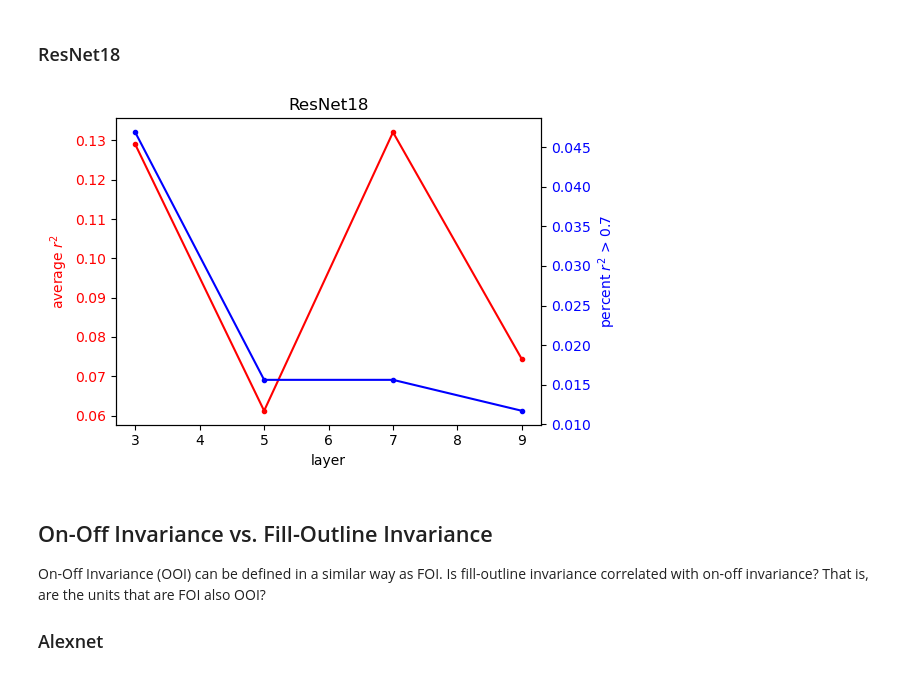
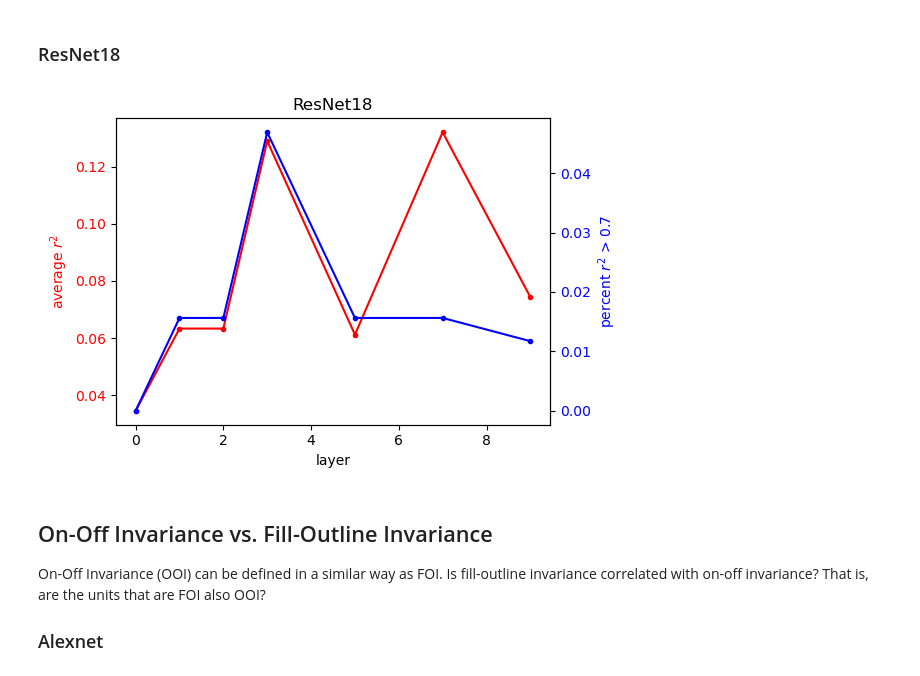
Before and after one commit to L24358/artiphisiology, a Jupyter notebook: main/reports/20230415_summary.ipynb, the cells around one changed output. Saved outputs shown, nothing was run; the diff lists cells and outputs as text; code cells hidden in the pictures.

```diff
--- a/main/reports/20230415_summary.ipynb
+++ b/main/reports/20230415_summary.ipynb
@@ -143,28 +143,28 @@ Text(0.5, 1.0, 'VGG 16')
 ### ResNet18
 # %%
 avg_r2, perc_r2 = [], []
-layers = [3,5,7,9]
+layers = [0,1,2,3,5,7,9]
 
 for hk in layers:
     r2 = get_r2("FOI", "ResNet18", hk, preprocess)[0]
     nunits = bcs.infer_nunits(len(r2))
     avg_r2.append(np.mean(r2))
     perc_r2.append(sum(r2 >= 0.7)/nunits)
 
 fig, ax1 = plt.subplots(figsize=(6,4))
 ax1.plot(layers, avg_r2, "r.", linestyle="-")
 ax1.set_xlabel('layer'); ax1.set_ylabel('average $r^2$', color="r")
 ax1.tick_params(axis='y', labelcolor="r")
 
 ax2 = ax1.twinx()
 ax2.plot(layers, perc_r2, "b.", linestyle="-")
 ax2.set_xlabel('layer'); ax2.set_ylabel('percent $r^2$ > 0.7', color="b")
 ax2.tick_params(axis='y', labelcolor="b")
 
 plt.title("ResNet18")
 plt.tight_layout(); plt.show()
 # %% [output]
-[figure, old version]
+[figure, new version]
 # %% [markdown]
 ## On-Off Invariance vs. Fill-Outline Invariance
 
```
Also changed, not shown: parts of 1 cell of this notebook, 18 other files.
